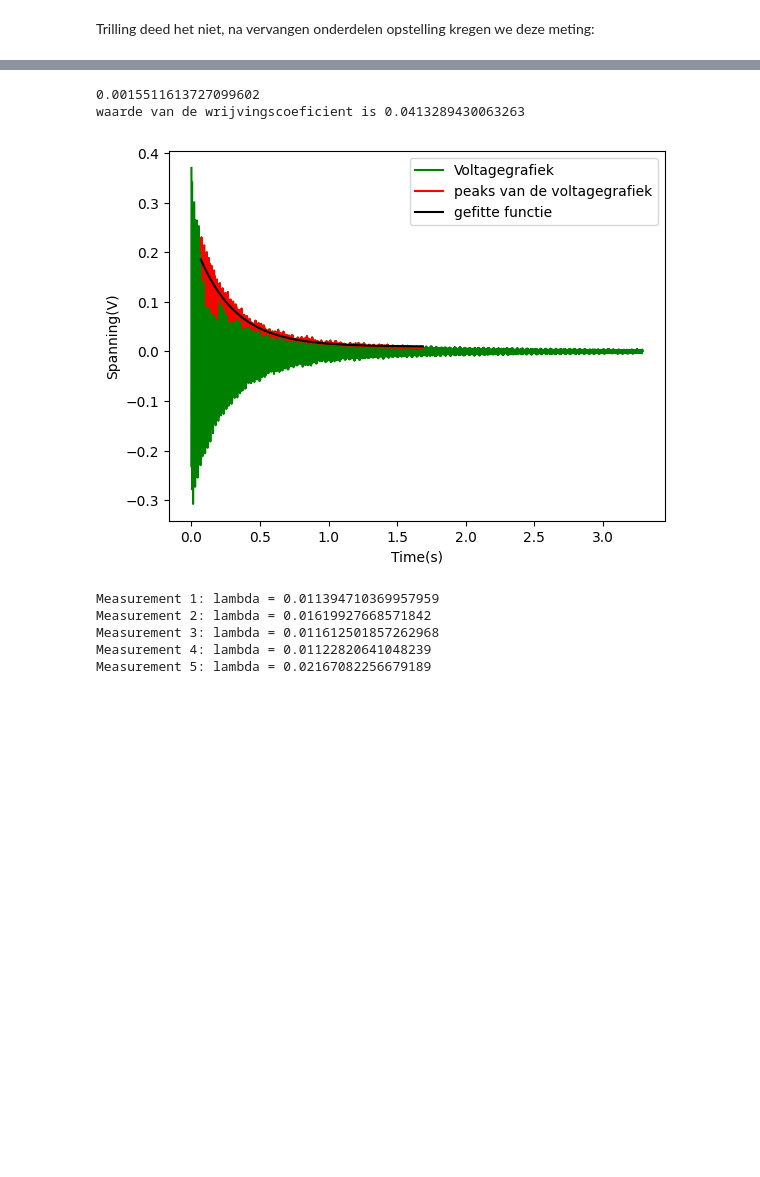
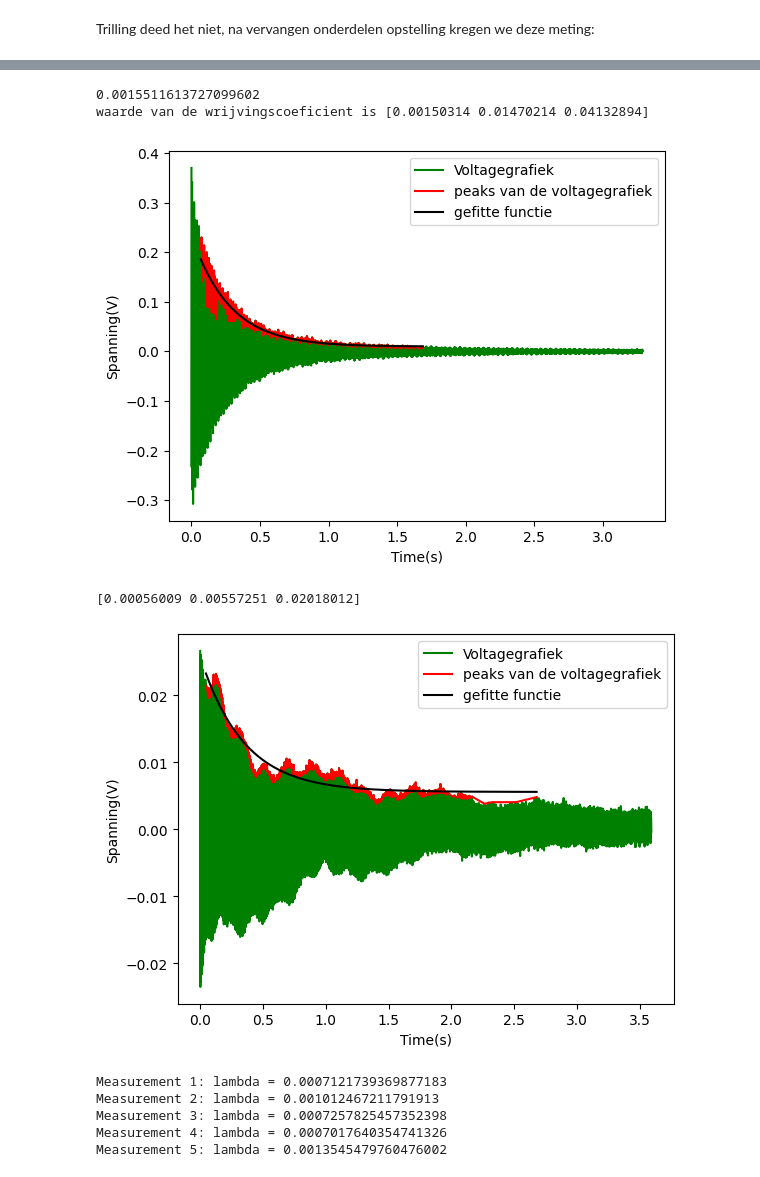
Before and after one commit to luckykat07/Onderzoekspracticum, a Jupyter notebook: 16-09/Labjournal-16-09.ipynb, the cells around one changed output, grey strips where cells are left out. Drawn from its saved outputs; the diff is of its cells as text; code cells hidden in the pictures; blank space fills up the shorter version.

```diff
--- a/16-09/Labjournal-16-09.ipynb
+++ b/16-09/Labjournal-16-09.ipynb
@@ -281,9 +276,8 @@ Fit_Voltage1 = Fit_Voltage1[:400]
 
 val4, cov4 = curve_fit(Ampfunc, Fit_Times1, Fit_Voltage1, maxfev=5000)
 #, p0=[Voltage[len(Times) - t_A0], Voltage[t_A0+20], 0.015]
-print('waarde van de wrijvingscoeficient is', val3[2])
-lambdas.append(val3[2])
-u.append(cov3[2][2])
+print('waarde van de wrijvingscoeficient is', val3)
+
 
 
 plt.show()
@@ -296,15 +290,71 @@ plt.ylabel("Spanning(V)")
 plt.plot(Clean_Times, Clean_Voltage, 'g', label="Voltagegrafiek")
 plt.plot(Fit_Times1, Fit_Voltage1,'r', label="peaks van de voltagegrafiek")
 plt.plot(Fit_Times1, Ampfunc(Fit_Times1, val4[0], val4[1], val4[2]), 'k', label='gefitte functie')
+plt.legend()
 plt.savefig('Meting_4.png')
 
-plt.legend()
+
 
 plt.show()
 # %% [output]
 0.0015511613727099602
-waarde van de wrijvingscoeficient is 0.0413289430063263
+waarde van de wrijvingscoeficient is [0.00150314 0.01470214 0.04132894]
 [figure]
+# %%
+df = pd.read_csv("Data2_025mm.csv", skiprows=12, names=["Time", "Voltage"])
+#Inladen data
+
+Times = df["Time"]
+Voltage = df["Voltage"]
+
+A0 = max(Voltage)
+t_A0 = np.argmax(Voltage)
+#Max en daarmee start amplitude vinden
+
+r = 0.125e-3 #straal draad
+L = 0.25 #Spanlengte
+opp = ((r)**2)*np.pi
+m = opp * 7900 * L
+
+
+Clean_Times = Times[t_A0:]-Times[t_A0]
+Clean_Voltage = Voltage[t_A0:]
+Low_Voltage = Clean_Voltage[50000:] #Ingeschat op basis van wanneer de harmonische trilling begint
+Low_Times = Clean_Times[50000:]
+peaks_high, properties_high = find_peaks(Voltage, prominence=0.008) #Alleen de relevante pieken vinden
+
+
+Fit_Times1 = Times[peaks_high]-Times[t_A0]
+Fit_Times1 = Fit_Times1[21:]
+Fit_Times1 = Fit_Times1[:4000]
+Fit_Voltage1 = abs(Voltage[peaks_high])
+Fit_Voltage1 = Fit_Voltage1[21:]
+Fit_Voltage1 = Fit_Voltage1[:4000]
+
+val4, cov4 = curve_fit(Ampfunc, Fit_Times1, Fit_Voltage1, maxfev=5000, p0=[0.015, 0.005,0.02])
+#, p0=[Voltage[len(Times) - t_A0], Voltage[t_A0+20], 0.015]
+print(val4)
+
+
+plt.show()
+plt.figure()
+
+plt.xlabel("Time(s)")
+plt.ylabel("Spanning(V)")
+
+#plt.plot(Times, Voltage, 'b')
+plt.plot(Clean_Times, Clean_Voltage, 'g', label="Voltagegrafiek")
+plt.plot(Fit_Times1, Fit_Voltage1,'r', label="peaks van de voltagegrafiek")
+plt.plot(Fit_Times1, Ampfunc(Fit_Times1, val4[0], val4[1], val4[2]), 'k', label='gefitte functie')
+plt.legend()
+plt.savefig('Meting_5.png')
+
+
+
+plt.show()
+# %% [output]
+[0.00056009 0.00557251 0.02018012]
+[figure, added]
 # %%
 def Ampfunc(t, A_rest, A_0, wrijvingco):
     return A_rest + A_0 * np.exp(-wrijvingco * t / (2*m))
@@ -363,11 +413,11 @@ for i in range(1, 6):
 for i in range(1, 6):
     print(f"Measurement {i}: lambda = {data[i]['val'][2]}")
 # %% [output]
-Measurement 1: lambda = 0.011394710369957959
-Measurement 2: lambda = 0.01619927668571842
-Measurement 3: lambda = 0.011612501857262968
-Measurement 4: lambda = 0.01122820641048239
-Measurement 5: lambda = 0.02167082256679189
+Measurement 1: lambda = 0.0007121739369877183
+Measurement 2: lambda = 0.001012467211791913
+Measurement 3: lambda = 0.0007257825457352398
+Measurement 4: lambda = 0.0007017640354741326
+Measurement 5: lambda = 0.0013545479760476002
 # %%
 data_076mm = {}
 
```
Also changed, not shown: parts of 7 cells of this notebook, 7 other files.
